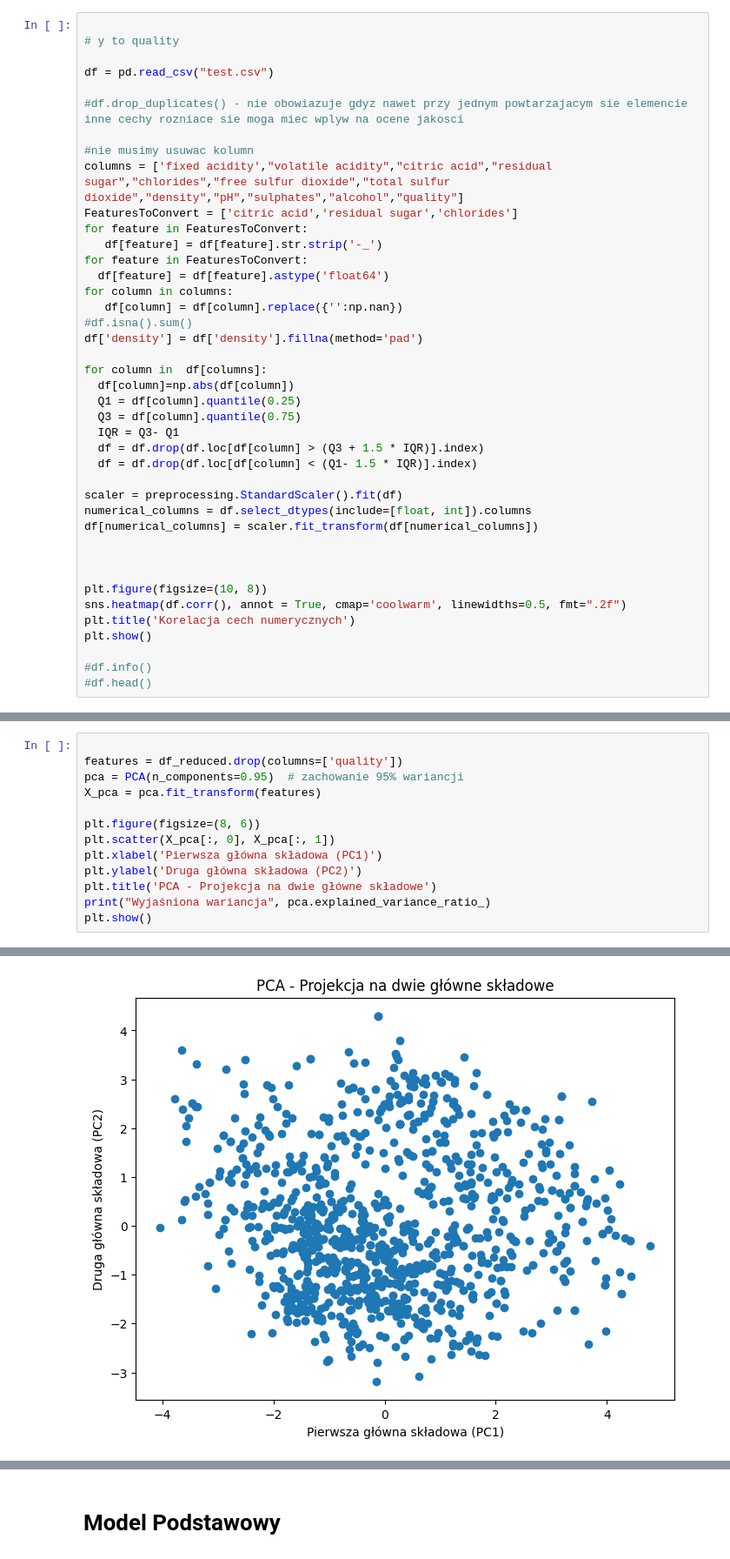
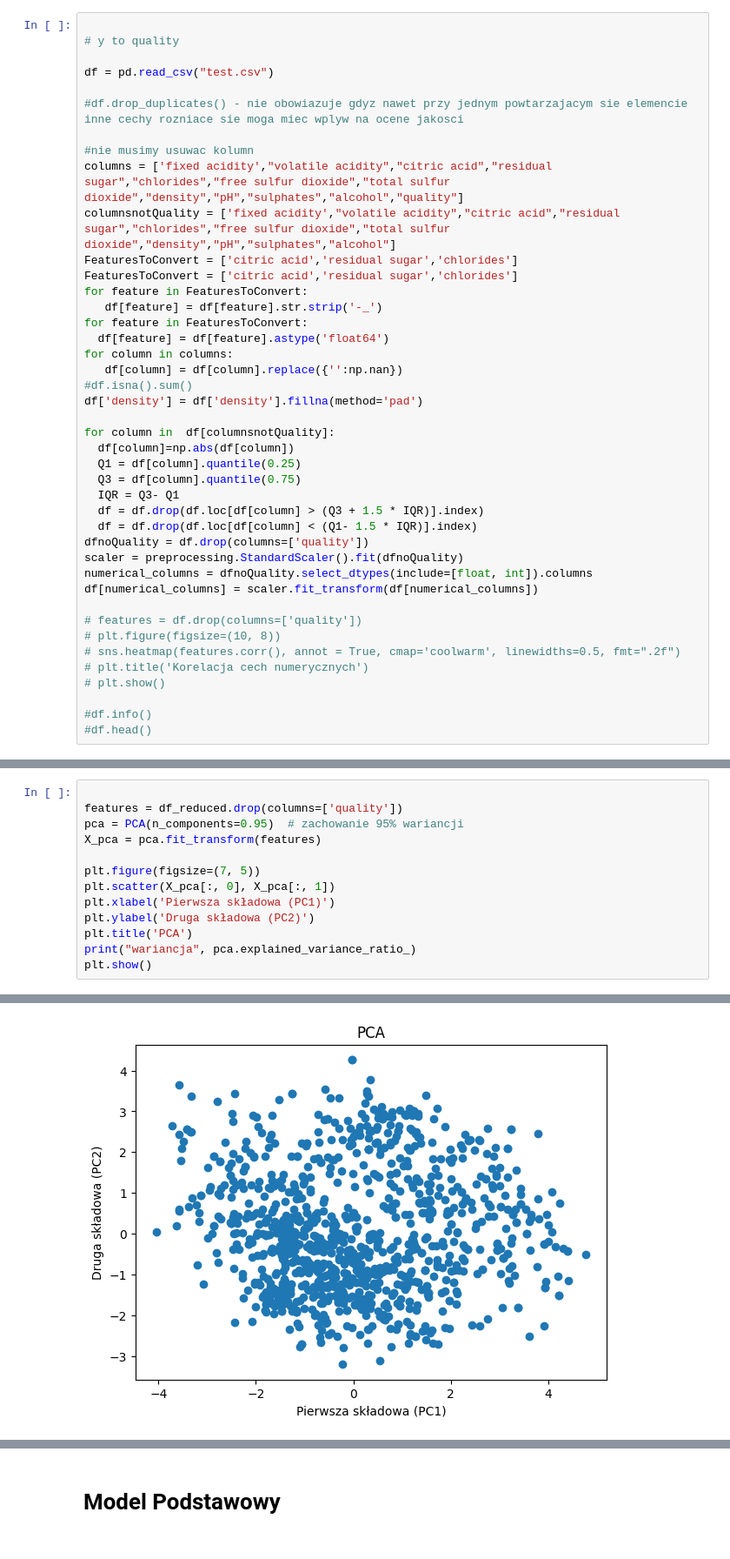
Before and after one commit to aleksandrast12/PUM_projekt, a Jupyter notebook: Projekt.ipynb, the cells around one changed output, grey strips where cells are left out. Shown: that part at 87% size. Drawn from its saved outputs; the diff is of its cells as text.

```diff
--- a/Projekt.ipynb
+++ b/Projekt.ipynb
@@ -23,6 +27,8 @@ df = pd.read_csv("test.csv")
 
 #nie musimy usuwac kolumn
 columns = ['fixed acidity',"volatile acidity","citric acid","residual sugar","chlorides","free sulfur dioxide","total sulfur dioxide","density","pH","sulphates","alcohol","quality"]
+columnsnotQuality = ['fixed acidity',"volatile acidity","citric acid","residual sugar","chlorides","free sulfur dioxide","total sulfur dioxide","density","pH","sulphates","alcohol"]
+FeaturesToConvert = ['citric acid','residual sugar','chlorides']
 FeaturesToConvert = ['citric acid','residual sugar','chlorides']
 for feature in FeaturesToConvert:
    df[feature] = df[feature].str.strip('-_')
@@ -33,24 +39,23 @@ for column in columns:
 #df.isna().sum()
 df['density'] = df['density'].fillna(method='pad')
 
-for column in  df[columns]:
+for column in  df[columnsnotQuality]:
   df[column]=np.abs(df[column])
   Q1 = df[column].quantile(0.25)
   Q3 = df[column].quantile(0.75)
   IQR = Q3- Q1
   df = df.drop(df.loc[df[column] > (Q3 + 1.5 * IQR)].index)
   df = df.drop(df.loc[df[column] < (Q1- 1.5 * IQR)].index)
-
-scaler = preprocessing.StandardScaler().fit(df)
-numerical_columns = df.select_dtypes(include=[float, int]).columns
+dfnoQuality = df.drop(columns=['quality'])
+scaler = preprocessing.StandardScaler().fit(dfnoQuality)
+numerical_columns = dfnoQuality.select_dtypes(include=[float, int]).columns
 df[numerical_columns] = scaler.fit_transform(df[numerical_columns])
 
-
-
-plt.figure(figsize=(10, 8))
-sns.heatmap(df.corr(), annot = True, cmap='coolwarm', linewidths=0.5, fmt=".2f")
-plt.title('Korelacja cech numerycznych')
-plt.show()
+# features = df.drop(columns=['quality'])
+# plt.figure(figsize=(10, 8))
+# sns.heatmap(features.corr(), annot = True, cmap='coolwarm', linewidths=0.5, fmt=".2f")
+# plt.title('Korelacja cech numerycznych')
+# plt.show()
 
 #df.info()
 #df.head()
@@ -79,11 +103,11 @@ features = df_reduced.drop(columns=['quality'])
 pca = PCA(n_components=0.95)  # zachowanie 95% wariancji
 X_pca = pca.fit_transform(features)
 
-plt.figure(figsize=(8, 6))
+plt.figure(figsize=(7, 5))
 plt.scatter(X_pca[:, 0], X_pca[:, 1])
-plt.xlabel('Pierwsza główna składowa (PC1)')
-plt.ylabel('Druga główna składowa (PC2)')
-plt.title('PCA - Projekcja na dwie główne składowe')
-print("Wyjaśniona wariancja", pca.explained_variance_ratio_)
+plt.xlabel('Pierwsza składowa (PC1)')
+plt.ylabel('Druga składowa (PC2)')
+plt.title('PCA')
+print("wariancja", pca.explained_variance_ratio_)
 plt.show()
 # %% [output]
@@ -92 +116 @@ Wyjaśniona wariancja [0.31285114 0.23666632 0.11634236 0.09516628 0.08108429 0.
-[figure, old version]
+[figure, new version]
```
Also changed, not shown: parts of 46 cells of this notebook.
